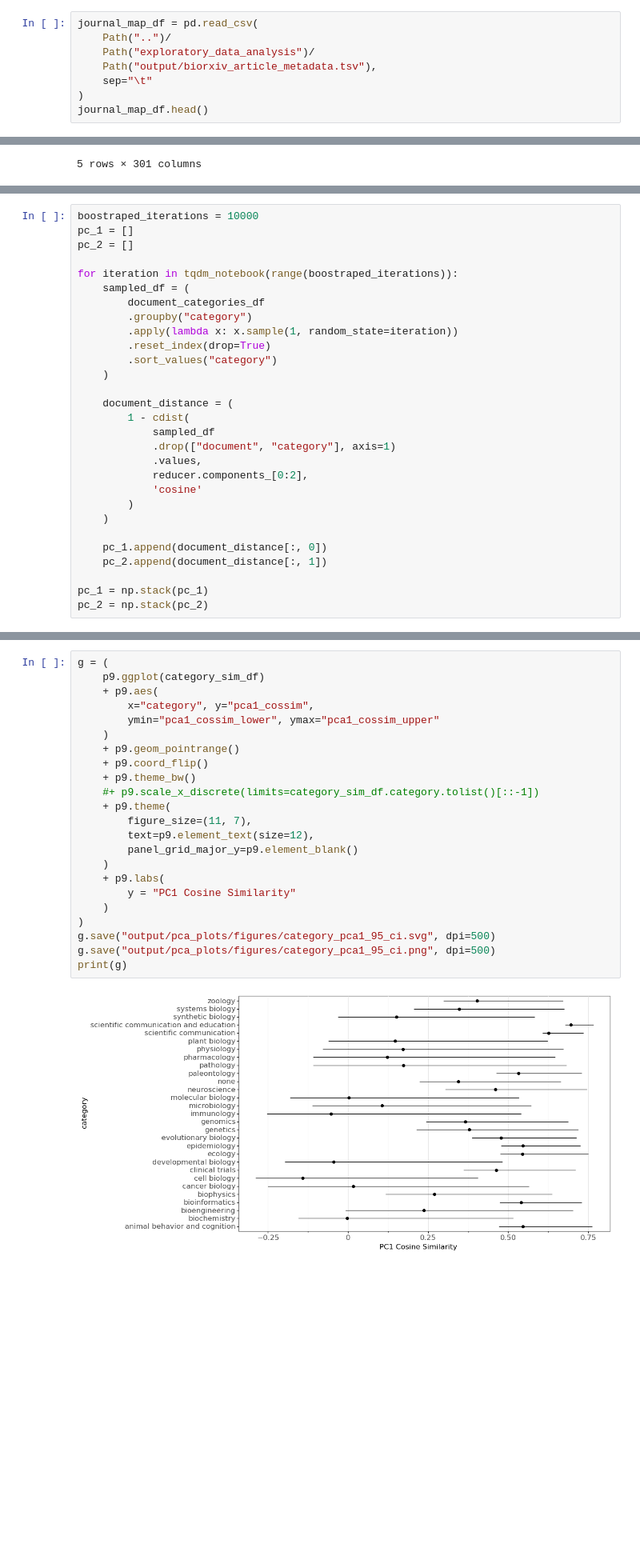
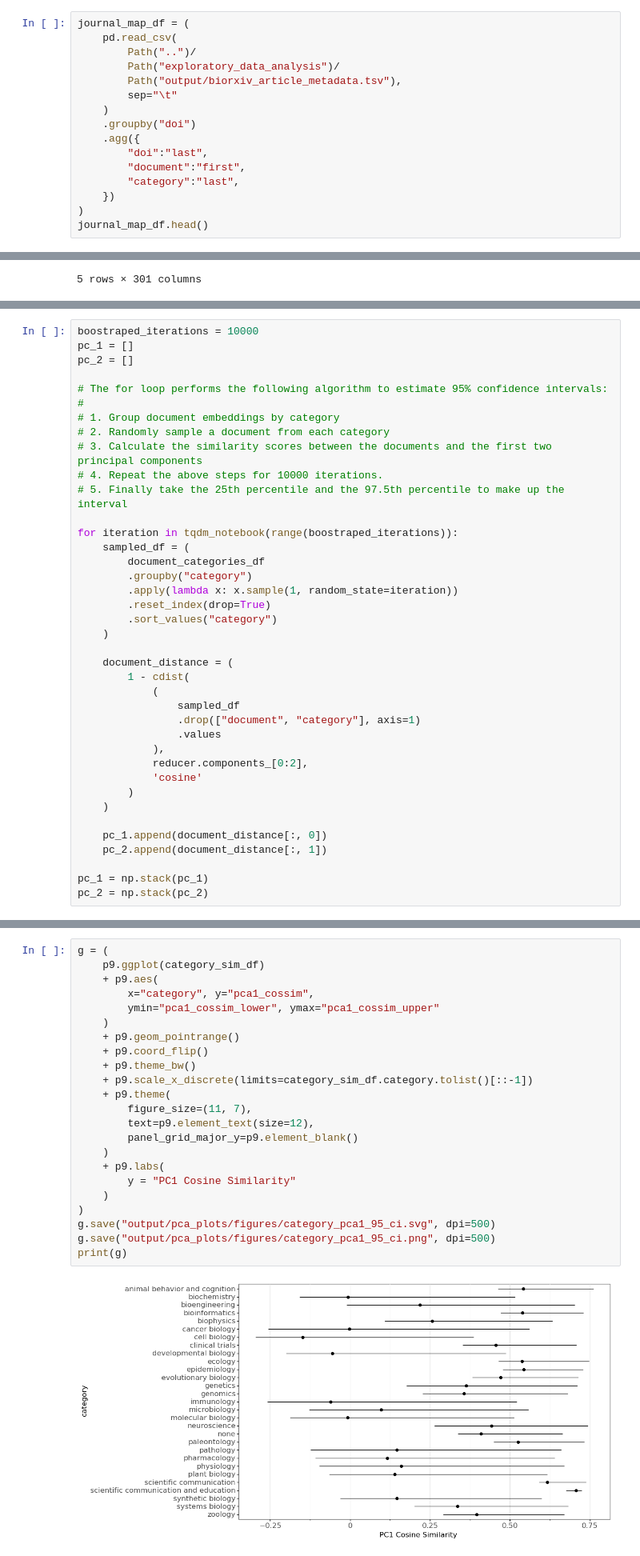
Before and after one commit to greenelab/annorxiver, a Jupyter notebook: biorxiv/pca_association_experiment/biorxiv_pca_category_bootstrap.ipynb, the cells around one changed output, grey strips where cells are left out. Shown at 80% size. Drawn from its saved outputs; the diff is of its cells as text; blank space fills up the shorter version.

```diff
--- a/biorxiv/pca_association_experiment/biorxiv_pca_category_bootstrap.ipynb
+++ b/biorxiv/pca_association_experiment/biorxiv_pca_category_bootstrap.ipynb
@@ -12,11 +12,19 @@ from scipy.spatial.distance import cdist
 from sklearn.decomposition import PCA
 from tqdm import tqdm_notebook
 # %%
-journal_map_df = pd.read_csv(
-    Path("..")/
-    Path("exploratory_data_analysis")/
-    Path("output/biorxiv_article_metadata.tsv"),
-    sep="\t"
+journal_map_df = (
+    pd.read_csv(
+        Path("..")/
+        Path("exploratory_data_analysis")/
+        Path("output/biorxiv_article_metadata.tsv"),
+        sep="\t"
+    )
+    .groupby("doi")
+    .agg({
+        "doi":"last",
+        "document":"first",
+        "category":"last",
+    })
 )
 journal_map_df.head()
 # %% [output]
@@ -83,6 +92,14 @@ document_categories_df.head()
 boostraped_iterations = 10000
 pc_1 = []
 pc_2 = []
+
+# The for loop performs the following algorithm to estimate 95% confidence intervals:
+#
+# 1. Group document embeddings by category
+# 2. Randomly sample a document from each category
+# 3. Calculate the similarity scores between the documents and the first two principal components
+# 4. Repeat the above steps for 10000 iterations.
+# 5. Finally take the 25th percentile and the 97.5th percentile to make up the interval
 
 for iteration in tqdm_notebook(range(boostraped_iterations)):
     sampled_df = (
@@ -95,9 +112,11 @@ for iteration in tqdm_notebook(range(boostraped_iterations)):
 
     document_distance = (
         1 - cdist(
-            sampled_df
-            .drop(["document", "category"], axis=1)
-            .values,
+            (
+                sampled_df
+                .drop(["document", "category"], axis=1)
+                .values
+            ),
             reducer.components_[0:2],
             'cosine'
         )
@@ -177,25 +196,25 @@ category_sim_df.to_csv(
 # %%
 g = (
     p9.ggplot(category_sim_df)
     + p9.aes(
         x="category", y="pca1_cossim",
         ymin="pca1_cossim_lower", ymax="pca1_cossim_upper"
     )
     + p9.geom_pointrange()
     + p9.coord_flip()
     + p9.theme_bw()
-    #+ p9.scale_x_discrete(limits=category_sim_df.category.tolist()[::-1])
+    + p9.scale_x_discrete(limits=category_sim_df.category.tolist()[::-1])
     + p9.theme(
         figure_size=(11, 7),
         text=p9.element_text(size=12),
         panel_grid_major_y=p9.element_blank()
     )
     + p9.labs(
         y = "PC1 Cosine Similarity"
     )
 )
 g.save("output/pca_plots/figures/category_pca1_95_ci.svg", dpi=500)
 g.save("output/pca_plots/figures/category_pca1_95_ci.png", dpi=500)
 print(g)
 # %% [output]
-[figure, old version]
+[figure, new version]
```
Also changed, not shown: parts of 6 cells of this notebook, 5 other files.
